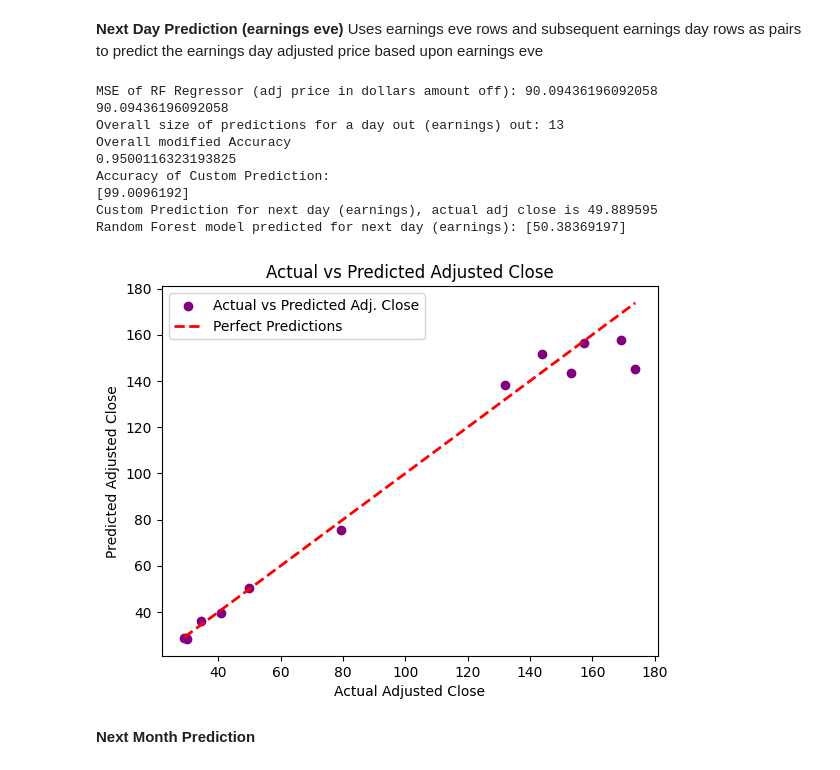
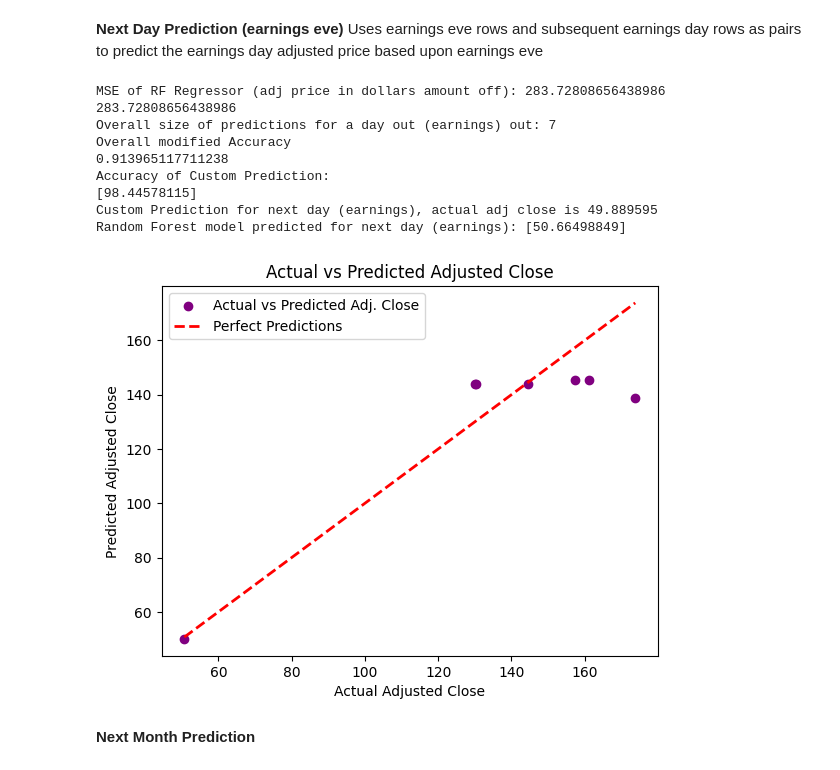
Before and after one commit to EliMartian/aapl_stock, a Jupyter notebook: aapl_stock_research.ipynb, the cells around one changed output. Saved outputs shown, nothing was run; the diff lists cells and outputs as text; code cells hidden in the pictures.

```diff
--- a/aapl_stock_research.ipynb
+++ b/aapl_stock_research.ipynb
@@ -305,11 +198,12 @@ for index, row in df_aapl.iterrows():
     # Check if the current row has "Earnings" equal to 1
     if row['Earnings'] == 1.0:
         # Append the current row
-        selected_rows = selected_rows.append(row)
+        pd.concat([selected_rows, row], ignore_index=True)
         # Check if we are still within bounds of the df
         if ((index + 1 < len(df_aapl))):
           # If so, also append the subsequent non-earnings row to our selected rows
-          selected_rows = selected_rows.append(df_aapl.loc[index + 1])
+          next_row_df = pd.DataFrame(df_aapl.loc[index + 1]).transpose()
+          selected_rows = pd.concat([selected_rows, next_row_df], ignore_index=True)
 
 # Reset the index of the new DataFrame
 selected_rows.reset_index(drop=True, inplace=True)
@@ -971,11 +911,12 @@ for index, row in df_aapl.iterrows():
     # Check if the current row has "Earnings" equal to 1
     if row['Earnings'] == 1.0:
         # Append the current row
-        selected_rows = selected_rows.append(row)
+        pd.concat([selected_rows, row], ignore_index=True)
         # Check if we are still within bounds of the df
         if ((index + 1 < len(df_aapl))):
           # If so, also append the subsequent non-earnings row to our selected rows
-          selected_rows = selected_rows.append(df_aapl.loc[index + 1])
+          next_row_df = pd.DataFrame(df_aapl.loc[index + 1]).transpose()
+          selected_rows = pd.concat([selected_rows, next_row_df], ignore_index=True)
 
 # Reset the index of the new DataFrame
 selected_rows.reset_index(drop=True, inplace=True)
@@ -1048,40 +989,40 @@ actual_adj_value = 49.889595
 
 # Scale the custom input values using a standard scaker
 custom_values_scaled = scaler.transform(custom_values)
 
 # Make predictions with the Random Forest model
 # for our custom values (test example 11/01/2018 predicting 11/02/2018 adj close)
 custom_predictions = best_model.predict(custom_values_scaled)
 
 # Print the predictions
 print("Accuracy of Custom Prediction:")
 print((1 - np.abs(1 - custom_predictions / actual_adj_value)) * 100)
 
 print(f"Custom Prediction for next day (earnings), actual adj close is {actual_adj_value}")
 print(f"Random Forest model predicted for next day (earnings): {custom_predictions}")
 
 # Plot the actual difference between the predicted and actual adjusted close
 plt.scatter(results_df['Actual'], results_df['Predicted'], color='purple', label='Actual vs Predicted Adj. Close')
 
 # Plot a diagonal line representing perfect predictions
 plt.plot([results_df['Actual'].min(), results_df['Actual'].max()], [results_df['Actual'].min(), results_df['Actual'].max()], linestyle='--', color='red', linewidth=2, label='Perfect Predictions')
 
 plt.xlabel('Actual Adjusted Close')
 plt.ylabel('Predicted Adjusted Close')
 plt.title('Actual vs Predicted Adjusted Close')
 plt.legend()
 plt.show()
 # %% [output]
-MSE of RF Regressor (adj price in dollars amount off): 90.09436196092058
-90.09436196092058
-Overall size of predictions for a day out (earnings) out: 13
+MSE of RF Regressor (adj price in dollars amount off): 283.72808656438986
+283.72808656438986
+Overall size of predictions for a day out (earnings) out: 7
 Overall modified Accuracy
-0.9500116323193825
+0.913965117711238
 Accuracy of Custom Prediction:
-[99.0096192]
+[98.44578115]
 Custom Prediction for next day (earnings), actual adj close is 49.889595
-Random Forest model predicted for next day (earnings): [50.38369197]
+Random Forest model predicted for next day (earnings): [50.66498849]
-[figure, old version]
+[figure, new version]
 # %% [markdown]
 **Next Month Prediction**
 # %%
```
Also changed, not shown: parts of 20 cells of this notebook, 3 other files.
